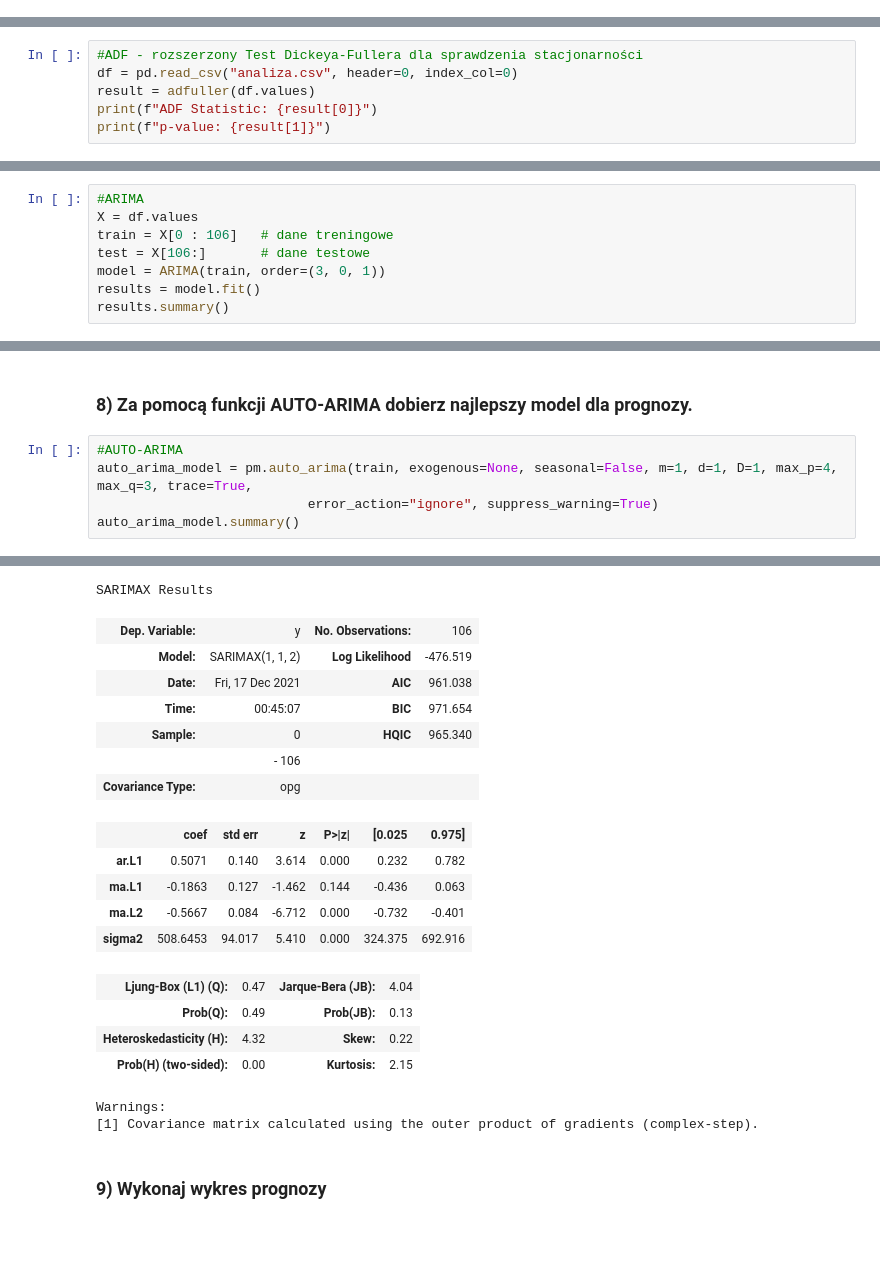
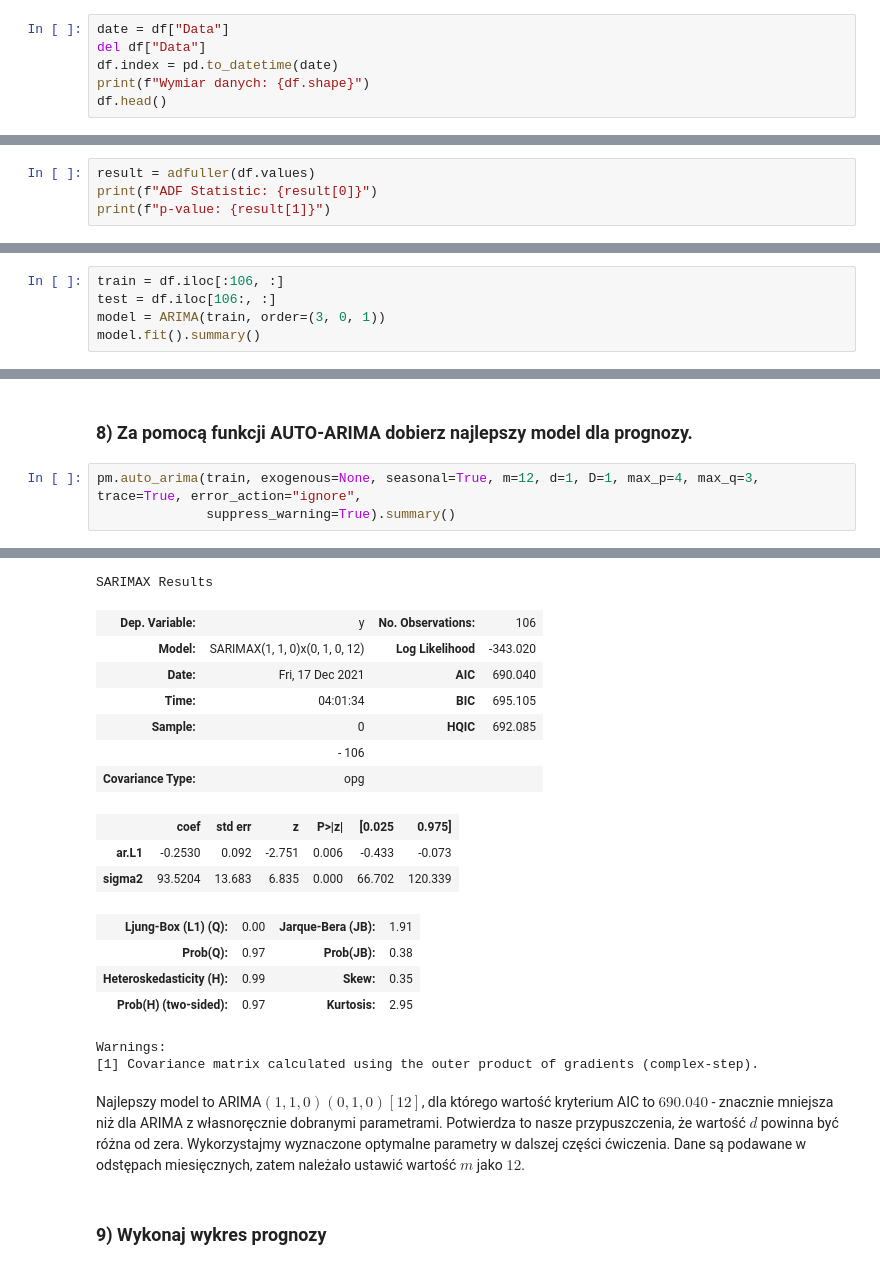
Before and after one commit to Artur-Mzyk/Analiza_i_bazy_danych, a Jupyter notebook: Lab10/raport.ipynb, the cells around one changed output, grey strips where cells are left out. Saved outputs shown, nothing was run; the diff lists cells and outputs as text; blank space fills up the shorter version.

```diff
--- a/Lab10/raport.ipynb
+++ b/Lab10/raport.ipynb
@@ -164,0 +151,6 @@ df.describe()
+# %%
+date = df["Data"]
+del df["Data"]
+df.index = pd.to_datetime(date)
+print(f"Wymiar danych: {df.shape}")
+df.head()
@@ -176,8 +190,6 @@ plt.show()
 # %% [markdown]
 ### 4) Oblicz ADF
 # %%
-#ADF - rozszerzony Test Dickeya-Fullera dla sprawdzenia stacjonarności
-df = pd.read_csv("analiza.csv", header=0, index_col=0)
 result = adfuller(df.values)
 print(f"ADF Statistic: {result[0]}")
 print(f"p-value: {result[1]}")
@@ -213,12 +229,9 @@ Korelacja maleje co do modułu przy wzroście przesunięcia.
 # %% [markdown]
 ### 7) Podzieł szereg na dane treningowe i testowe wędlug uznania oraz oblicz kryterium  AIC dla modelu ARIMA (3,0,1) (results.summary())
 # %%
-#ARIMA
-X = df.values
-train = X[0 : 106]   # dane treningowe
-test = X[106:]       # dane testowe
+train = df.iloc[:106, :]
+test = df.iloc[106:, :]
 model = ARIMA(train, order=(3, 0, 1))
-results = model.fit()
-results.summary()
+model.fit().summary()
 # %% [output]
 SARIMAX Results
@@ -247,9 +260,7 @@ Kryterium AIC wynosi 979.452.
 # %% [markdown]
 ### 8) Za pomocą funkcji AUTO-ARIMA dobierz najlepszy model dla prognozy.
 # %%
-#AUTO-ARIMA
-auto_arima_model = pm.auto_arima(train, exogenous=None, seasonal=False, m=1, d=1, D=1, max_p=4, max_q=3, trace=True,
-                           error_action="ignore", suppress_warning=True)
-auto_arima_model.summary()
+pm.auto_arima(train, exogenous=None, seasonal=True, m=12, d=1, D=1, max_p=4, max_q=3, trace=True, error_action="ignore",
+              suppress_warning=True).summary()
 # %% [output]
 Performing stepwise search to minimize aic
@@ -272,21 +282,21 @@ Total fit time: 2.939 seconds
 SARIMAX Results
 | Dep. Variable: | y | No. Observations: | 106 |
-| Model: | SARIMAX(1, 1, 2) | Log Likelihood | -476.519 |
-| Date: | Fri, 17 Dec 2021 | AIC | 961.038 |
-| Time: | 00:45:07 | BIC | 971.654 |
-| Sample: | 0 | HQIC | 965.340 |
+| Model: | SARIMAX(1, 1, 0)x(0, 1, 0, 12) | Log Likelihood | -343.020 |
+| Date: | Fri, 17 Dec 2021 | AIC | 690.040 |
+| Time: | 04:01:34 | BIC | 695.105 |
+| Sample: | 0 | HQIC | 692.085 |
 |  | - 106 |  |  |
 | Covariance Type: | opg |  |  |
 |  | coef | std err | z | P>|z| | [0.025 | 0.975] |
-| ar.L1 | 0.5071 | 0.140 | 3.614 | 0.000 | 0.232 | 0.782 |
-| ma.L1 | -0.1863 | 0.127 | -1.462 | 0.144 | -0.436 | 0.063 |
-| ma.L2 | -0.5667 | 0.084 | -6.712 | 0.000 | -0.732 | -0.401 |
-| sigma2 | 508.6453 | 94.017 | 5.410 | 0.000 | 324.375 | 692.916 |
+| ar.L1 | -0.2530 | 0.092 | -2.751 | 0.006 | -0.433 | -0.073 |
+| sigma2 | 93.5204 | 13.683 | 6.835 | 0.000 | 66.702 | 120.339 |
-| Ljung-Box (L1) (Q): | 0.47 | Jarque-Bera (JB): | 4.04 |
-| Prob(Q): | 0.49 | Prob(JB): | 0.13 |
-| Heteroskedasticity (H): | 4.32 | Skew: | 0.22 |
-| Prob(H) (two-sided): | 0.00 | Kurtosis: | 2.15 |
+| Ljung-Box (L1) (Q): | 0.00 | Jarque-Bera (JB): | 1.91 |
+| Prob(Q): | 0.97 | Prob(JB): | 0.38 |
+| Heteroskedasticity (H): | 0.99 | Skew: | 0.35 |
+| Prob(H) (two-sided): | 0.97 | Kurtosis: | 2.95 |
 Warnings:
 [1] Covariance matrix calculated using the outer product of gradients (complex-step).
+# %% [markdown]
+Najlepszy model to ARIMA$(1, 1, 0)(0, 1, 0)[12]$, dla którego wartość kryterium AIC to $690.040$ - znacznie mniejsza niż dla ARIMA z własnoręcznie dobranymi parametrami. Potwierdza to nasze przypuszczenia, że wartość $d$ powinna być różna od zera. Wykorzystajmy wyznaczone optymalne parametry w dalszej części ćwiczenia. Dane są podawane w odstępach miesięcznych, zatem należało ustawić wartość $m$ jako $12$.
 # %% [markdown]
 ### 9) Wykonaj wykres prognozy
```
Also changed, not shown: parts of 20 cells of this notebook.
